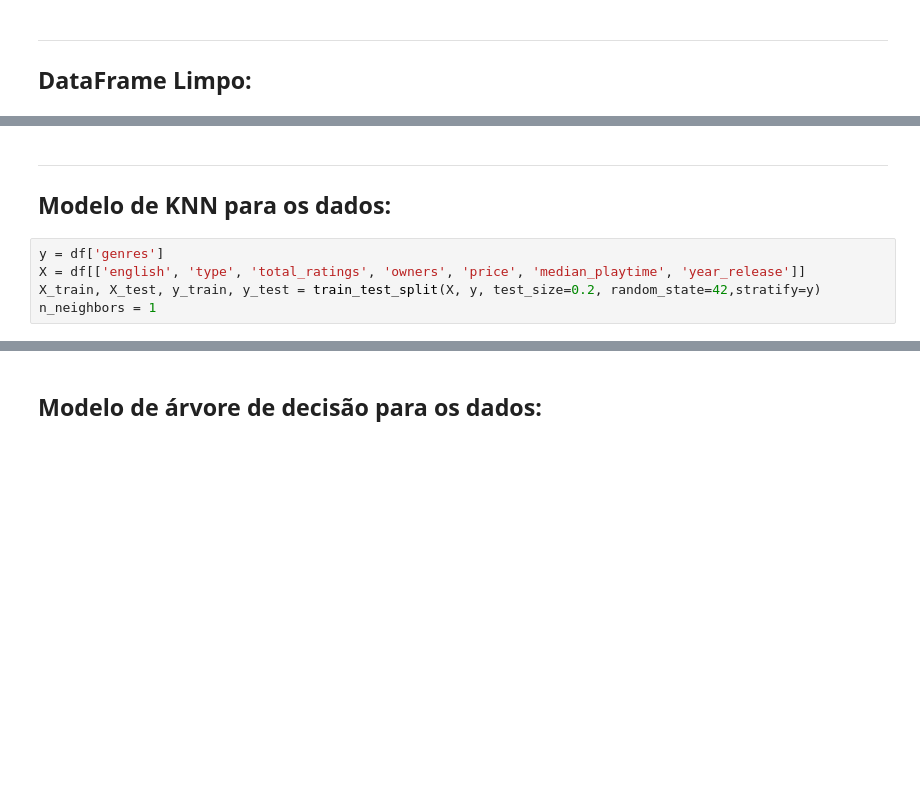
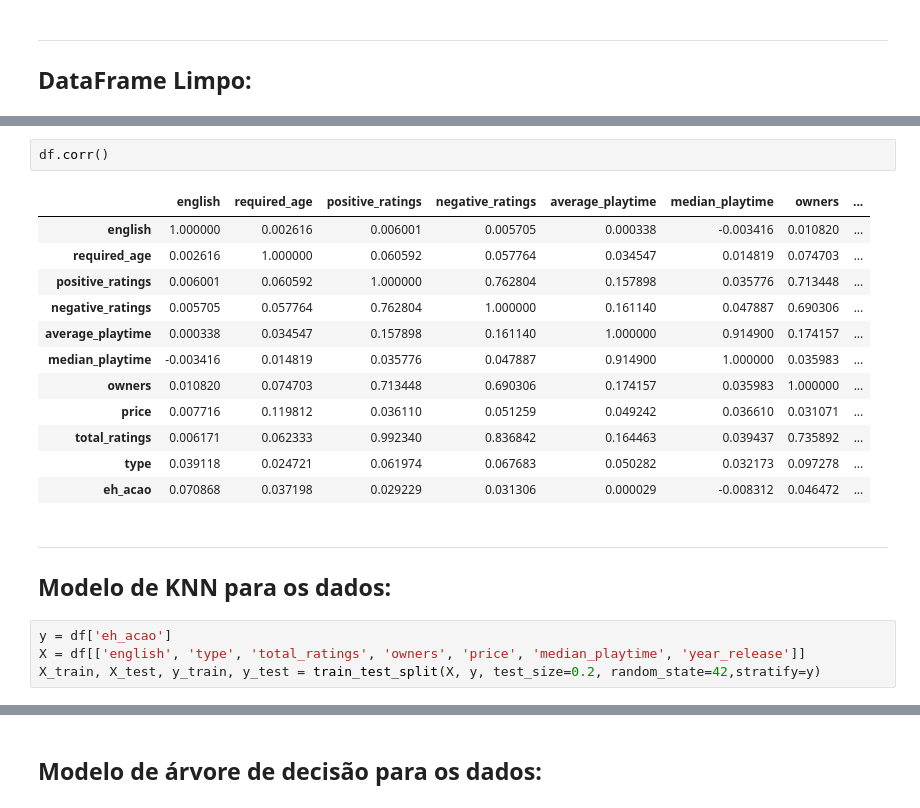
Before and after one commit to ImagineDogs/Trabalho_IA_Mineracao, a Jupyter notebook: ia_min.ipynb, the cells around one changed output, grey strips where cells are left out. Drawn from its saved outputs; the diff is of its cells as text; blank space fills up the shorter version.

```diff
--- a/ia_min.ipynb
+++ b/ia_min.ipynb
@@ -139,9 +96,23 @@ df.head()
+# %%
+df.corr()
+# %% [output]
+|  | english | required_age | positive_ratings | negative_ratings | average_playtime | median_playtime | owners | ... |
+| english | 1.000000 | 0.002616 | 0.006001 | 0.005705 | 0.000338 | -0.003416 | 0.010820 | ... |
+| required_age | 0.002616 | 1.000000 | 0.060592 | 0.057764 | 0.034547 | 0.014819 | 0.074703 | ... |
+| positive_ratings | 0.006001 | 0.060592 | 1.000000 | 0.762804 | 0.157898 | 0.035776 | 0.713448 | ... |
+| negative_ratings | 0.005705 | 0.057764 | 0.762804 | 1.000000 | 0.161140 | 0.047887 | 0.690306 | ... |
+| average_playtime | 0.000338 | 0.034547 | 0.157898 | 0.161140 | 1.000000 | 0.914900 | 0.174157 | ... |
+| median_playtime | -0.003416 | 0.014819 | 0.035776 | 0.047887 | 0.914900 | 1.000000 | 0.035983 | ... |
+| owners | 0.010820 | 0.074703 | 0.713448 | 0.690306 | 0.174157 | 0.035983 | 1.000000 | ... |
+| price | 0.007716 | 0.119812 | 0.036110 | 0.051259 | 0.049242 | 0.036610 | 0.031071 | ... |
+| total_ratings | 0.006171 | 0.062333 | 0.992340 | 0.836842 | 0.164463 | 0.039437 | 0.735892 | ... |
+| type | 0.039118 | 0.024721 | 0.061974 | 0.067683 | 0.050282 | 0.032173 | 0.097278 | ... |
+| eh_acao | 0.070868 | 0.037198 | 0.029229 | 0.031306 | 0.000029 | -0.008312 | 0.046472 | ... |
 # %% [markdown]
 ---
 ## Modelo de KNN para os dados:
 # %%
-y = df['genres']
+y = df['eh_acao']
 X = df[['english', 'type', 'total_ratings', 'owners', 'price', 'median_playtime', 'year_release']]
 X_train, X_test, y_train, y_test = train_test_split(X, y, test_size=0.2, random_state=42,stratify=y)
-n_neighbors = 1
 # %% [markdown]
```
Also changed, not shown: parts of 25 cells of this notebook.
